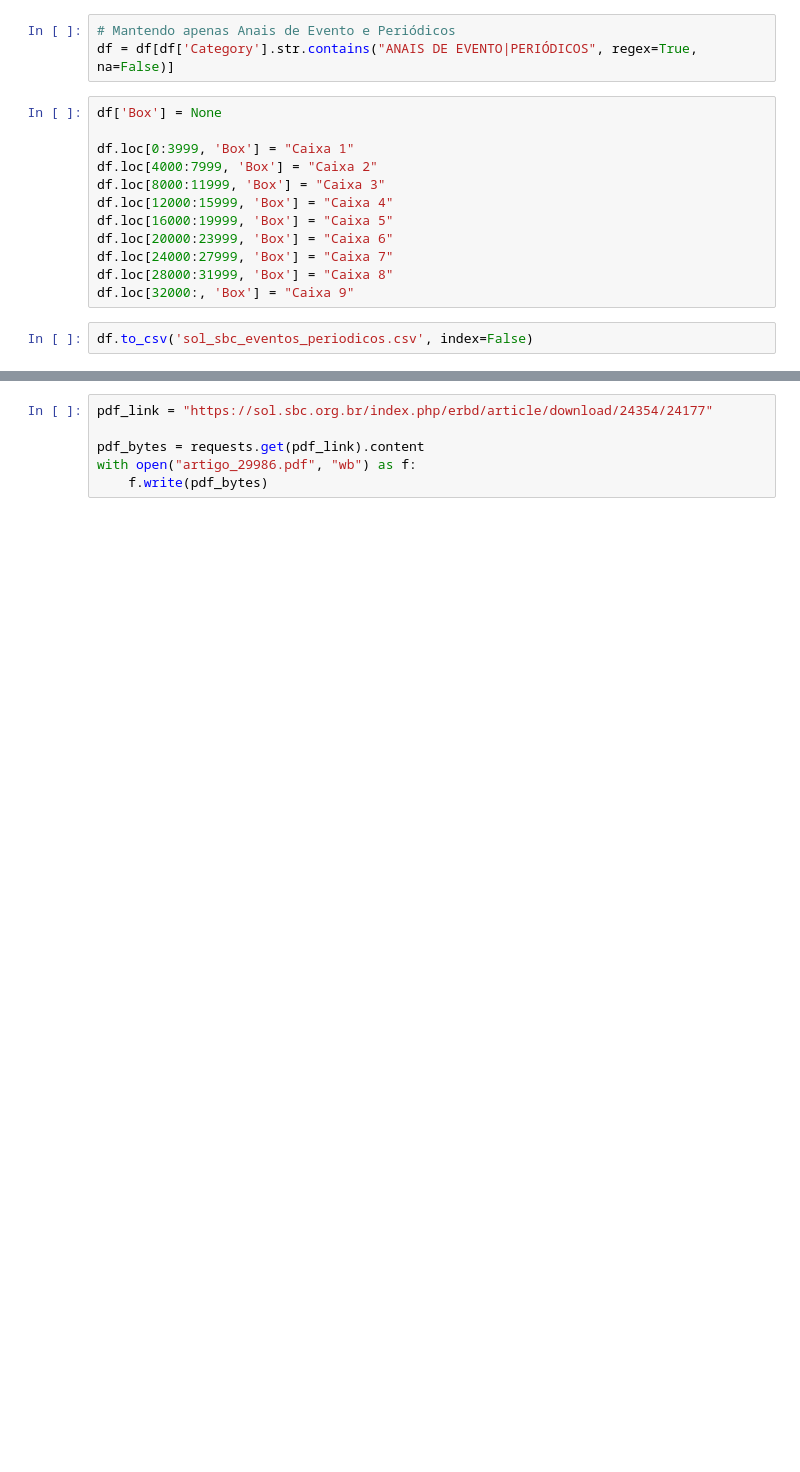
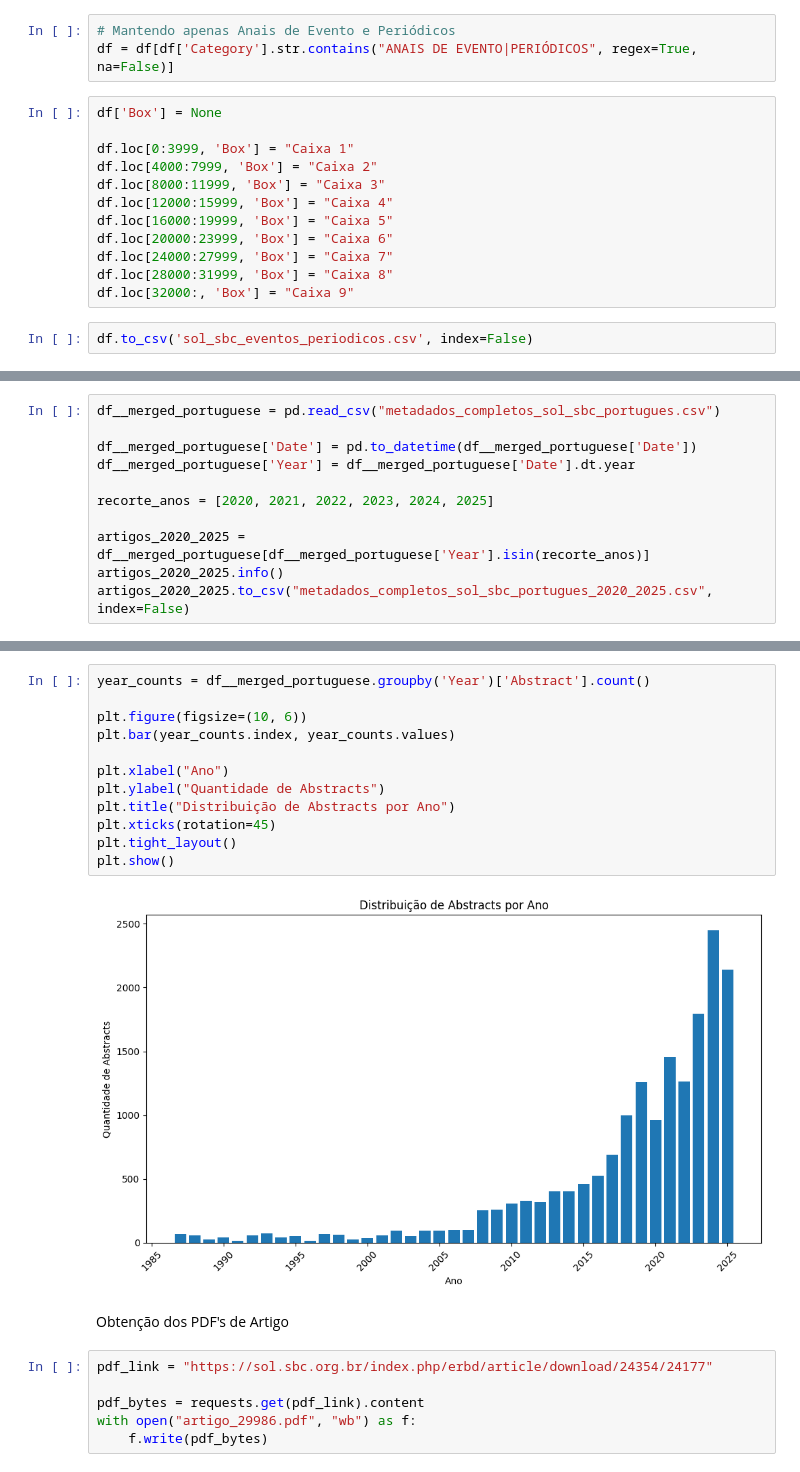
Before and after one commit to Thiago-Ruiz/Projeto-Mestrado, a Jupyter notebook: Experimentos/PaperWebScraping.ipynb, the cells around one changed output, grey strips where cells are left out. Cells and saved outputs as stored; diff of their text form; blank space fills up the shorter version.

```diff
--- a/Experimentos/PaperWebScraping.ipynb
+++ b/Experimentos/PaperWebScraping.ipynb
@@ -266,0 +455,11 @@ df_papers.head()
+# %%
+df__merged_portuguese = pd.read_csv("metadados_completos_sol_sbc_portugues.csv")
+
+df__merged_portuguese['Date'] = pd.to_datetime(df__merged_portuguese['Date'])
+df__merged_portuguese['Year'] = df__merged_portuguese['Date'].dt.year
+
+recorte_anos = [2020, 2021, 2022, 2023, 2024, 2025]
+
+artigos_2020_2025 = df__merged_portuguese[df__merged_portuguese['Year'].isin(recorte_anos)]
+artigos_2020_2025.info()
+artigos_2020_2025.to_csv("metadados_completos_sol_sbc_portugues_2020_2025.csv", index=False)
@@ -267,3 +484,19 @@ df_papers.head()
+# %%
+year_counts = df__merged_portuguese.groupby('Year')['Abstract'].count()
+
+plt.figure(figsize=(10, 6))
+plt.bar(year_counts.index, year_counts.values)
+
+plt.xlabel("Ano")
+plt.ylabel("Quantidade de Abstracts")
+plt.title("Distribuição de Abstracts por Ano")
+plt.xticks(rotation=45)
+plt.tight_layout()
+plt.show()
+# %% [output]
+[figure, added]
+# %% [markdown]
+Obtenção dos PDF's de Artigo
 # %%
 pdf_link = "https://sol.sbc.org.br/index.php/erbd/article/download/24354/24177"
 
```
Also changed, not shown: parts of 26 cells of this notebook, 11 other files.
